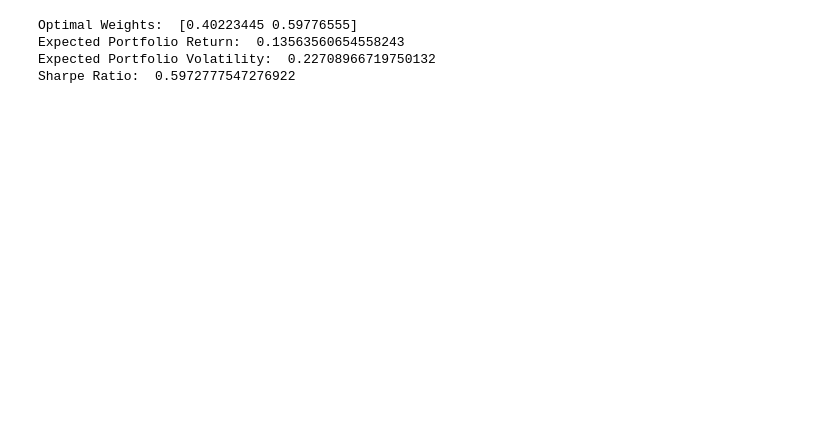
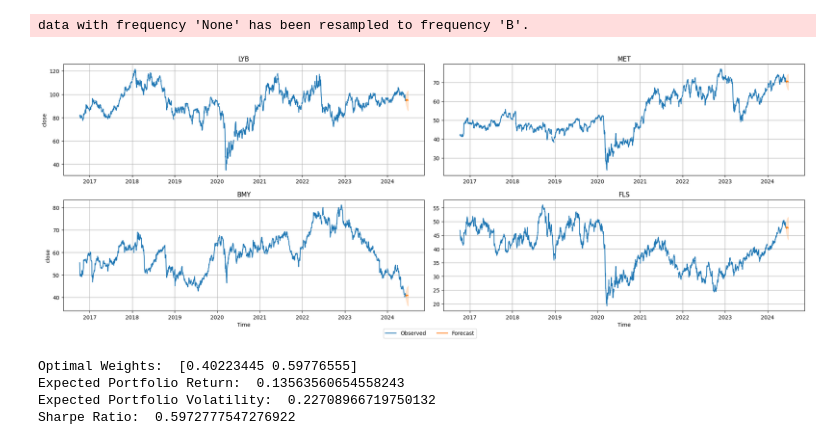
Before and after one commit to paulmora-qb/fictional-disco, a Jupyter notebook: notebooks/portfolio.ipynb, the cells around one changed output. Drawn from its saved outputs; the diff is of its cells as text; code cells hidden in the pictures; blank space fills up the shorter version.

```diff
--- a/notebooks/portfolio.ipynb
+++ b/notebooks/portfolio.ipynb
@@ -1,7 +1,2 @@
 # %%
 import pandas as pd
-# %%
-predictions = pd.read_csv("../data/07_model_output/ml_technique_modeling/predictions_merged")
-performance = pd.read_csv(
-    "../data/07_model_output/ml_technique_modeling/performance_concatenated"
-)
@@ -18,0 +47,18 @@ returns = stocks.pct_change().dropna()
+# %%
+from autogluon.timeseries import TimeSeriesDataFrame, TimeSeriesPredictor
+ts_df = TimeSeriesDataFrame.from_data_frame(
+    features, id_column="stock_ticker", timestamp_column="date"
+)
+predictor = TimeSeriesPredictor(
+    prediction_length=14,
+    path="./test_model",
+    target="close",
+    eval_metric="MASE",
+    freq="B"
+)
+
+predictor.fit(
+    train_data,
+    presets="medium_quality",
+    time_limit=600,
+)
@@ -19,3 +84,17 @@ returns = stocks.pct_change().dropna()
+# %%
+import matplotlib.pyplot as plt
+
+# Plot 4 randomly chosen time series and the respective forecasts
+predictor.plot(
+    train_data,
+    predictions,
+    quantile_levels=[0.1, 0.9],
+    max_history_length=2000,
+    max_num_item_ids=4,
+)
+# %% [output]
+data with frequency 'None' has been resampled to frequency 'B'.
+[figure, added]
 # %%
 import pandas as pd
 import numpy as np
```
Also changed, not shown: parts of 10 cells of this notebook, 23 other files.
